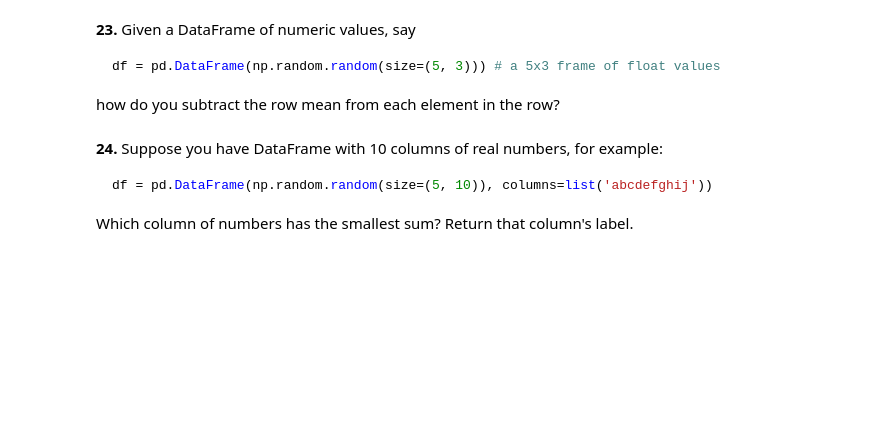
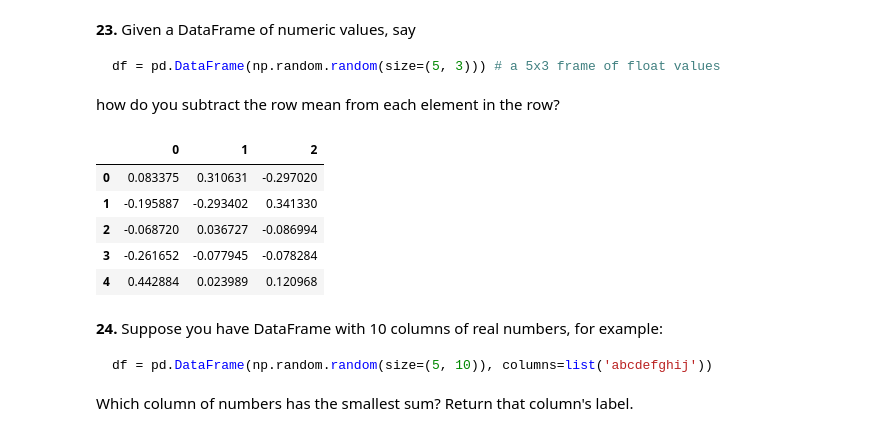
Before and after one commit to officialbryx/100-pandas-puzzles, a Jupyter notebook: 100-pandas-puzzles copy.ipynb, the cells around one changed output. Drawn from its saved outputs; the diff is of its cells as text; code cells hidden in the pictures; blank space fills up the shorter version.

````diff
--- a/100-pandas-puzzles copy.ipynb
+++ b/100-pandas-puzzles copy.ipynb
@@ -211,6 +309,18 @@ df = pd.DataFrame(np.random.random(size=(5, 3))) # a 5x3 frame of float values
 ```
 
 how do you subtract the row mean from each element in the row?
+# %%
+import numpy as np
+df = pd.DataFrame(np.random.random(size=(5, 3))) # a 5x3 frame of float values
+df = df - df.mean()
+df
+# %% [output]
+|  | 0 | 1 | 2 |
+| 0 | 0.083375 | 0.310631 | -0.297020 |
+| 1 | -0.195887 | -0.293402 | 0.341330 |
+| 2 | -0.068720 | 0.036727 | -0.086994 |
+| 3 | -0.261652 | -0.077945 | -0.078284 |
+| 4 | 0.442884 | 0.023989 | 0.120968 |
 # %% [markdown]
 **24.** Suppose you have DataFrame with 10 columns of real numbers, for example:
 
````
Also changed, not shown: parts of 31 cells of this notebook.
